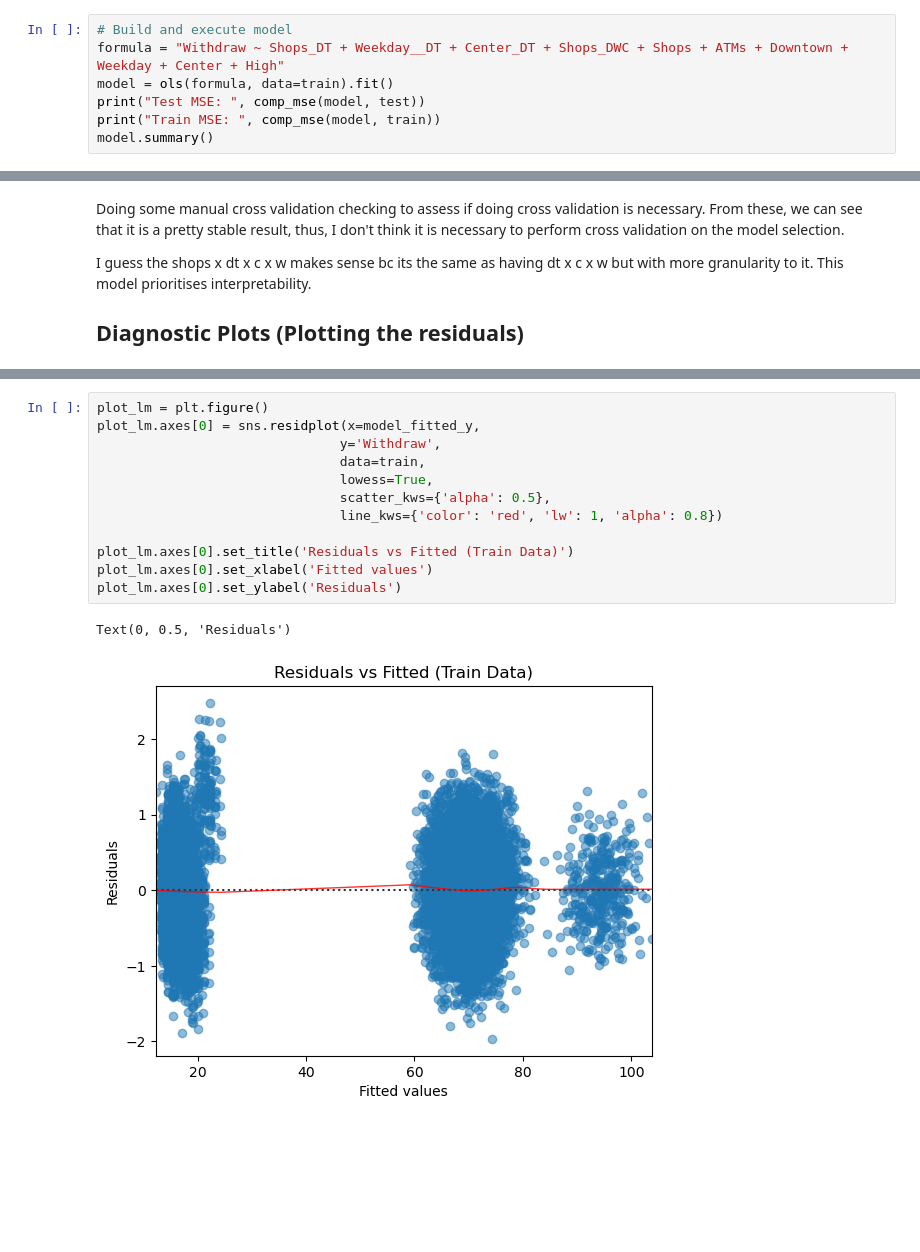
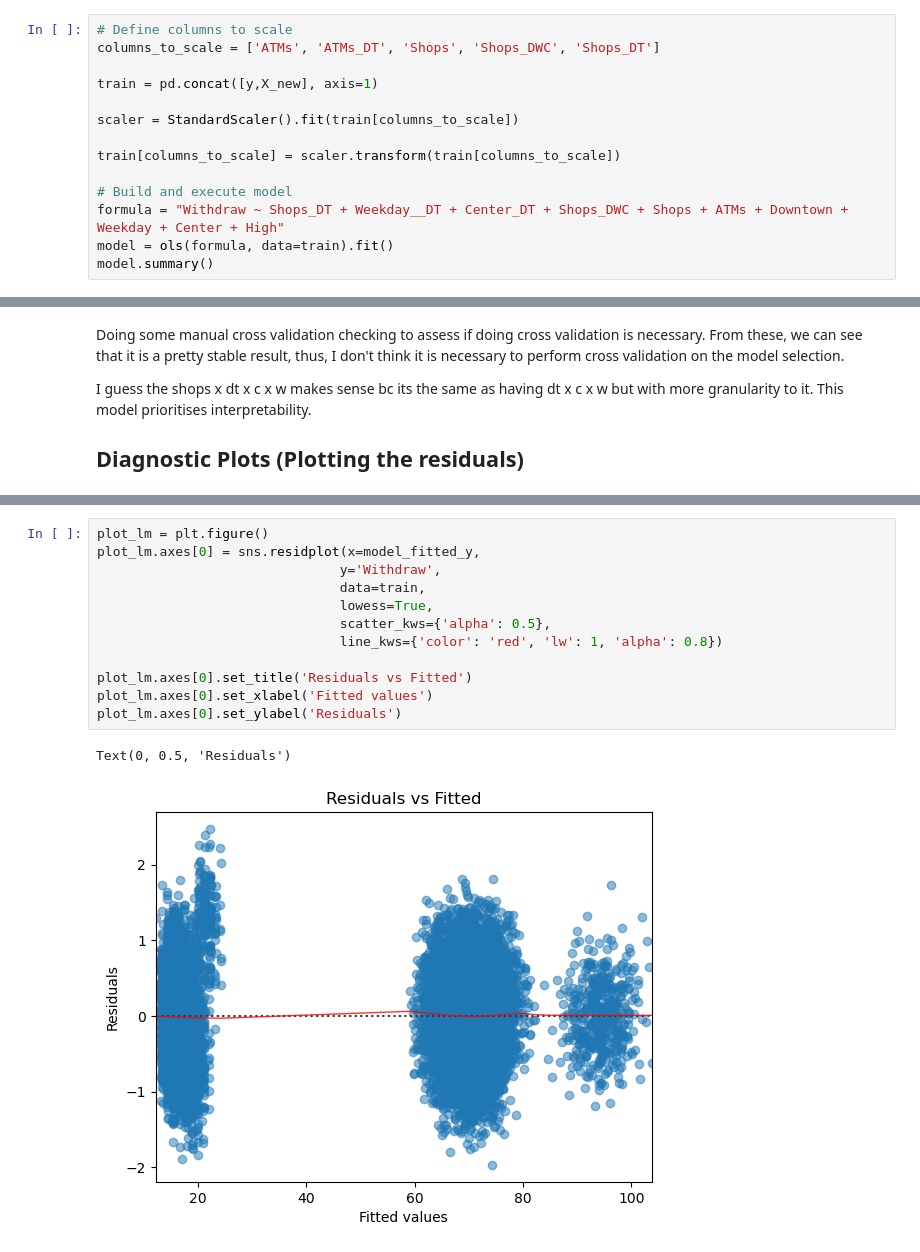
Before and after one commit to ekg-21/econ3203_Y, a Jupyter notebook: Model_Attempts/Final_model.ipynb, the cells around one changed output, grey strips where cells are left out. Saved outputs shown, nothing was run; the diff lists cells and outputs as text; blank space fills up the shorter version.

Commit message:
fix model

```diff
--- a/Model_Attempts/Final_model.ipynb
+++ b/Model_Attempts/Final_model.ipynb
@@ -92,8 +59,15 @@ train.head()
 # %%
+# Define columns to scale
+columns_to_scale = ['ATMs', 'ATMs_DT', 'Shops', 'Shops_DWC', 'Shops_DT']
+
+train = pd.concat([y,X_new], axis=1)
+
+scaler = StandardScaler().fit(train[columns_to_scale])
+
+train[columns_to_scale] = scaler.transform(train[columns_to_scale])
+
 # Build and execute model
 formula = "Withdraw ~ Shops_DT + Weekday__DT + Center_DT + Shops_DWC + Shops + ATMs + Downtown + Weekday + Center + High"
 model = ols(formula, data=train).fit()
-print("Test MSE: ", comp_mse(model, test))
-print("Train MSE: ", comp_mse(model, train))
 model.summary()
 # %% [output]
@@ -159,15 +129,15 @@ test_predictions = model.predict(test)  # Assuming test has the feature columns
 # %%
 plot_lm = plt.figure()
 plot_lm.axes[0] = sns.residplot(x=model_fitted_y,
                                y='Withdraw',
                                data=train,
                                lowess=True,
                                scatter_kws={'alpha': 0.5},
                                line_kws={'color': 'red', 'lw': 1, 'alpha': 0.8})
 
-plot_lm.axes[0].set_title('Residuals vs Fitted (Train Data)')
+plot_lm.axes[0].set_title('Residuals vs Fitted')
 plot_lm.axes[0].set_xlabel('Fitted values')
 plot_lm.axes[0].set_ylabel('Residuals')
 # %% [output]
 Text(0, 0.5, 'Residuals')
-[figure, old version]
+[figure, new version]
```
Also changed, not shown: parts of 6 cells of this notebook.
